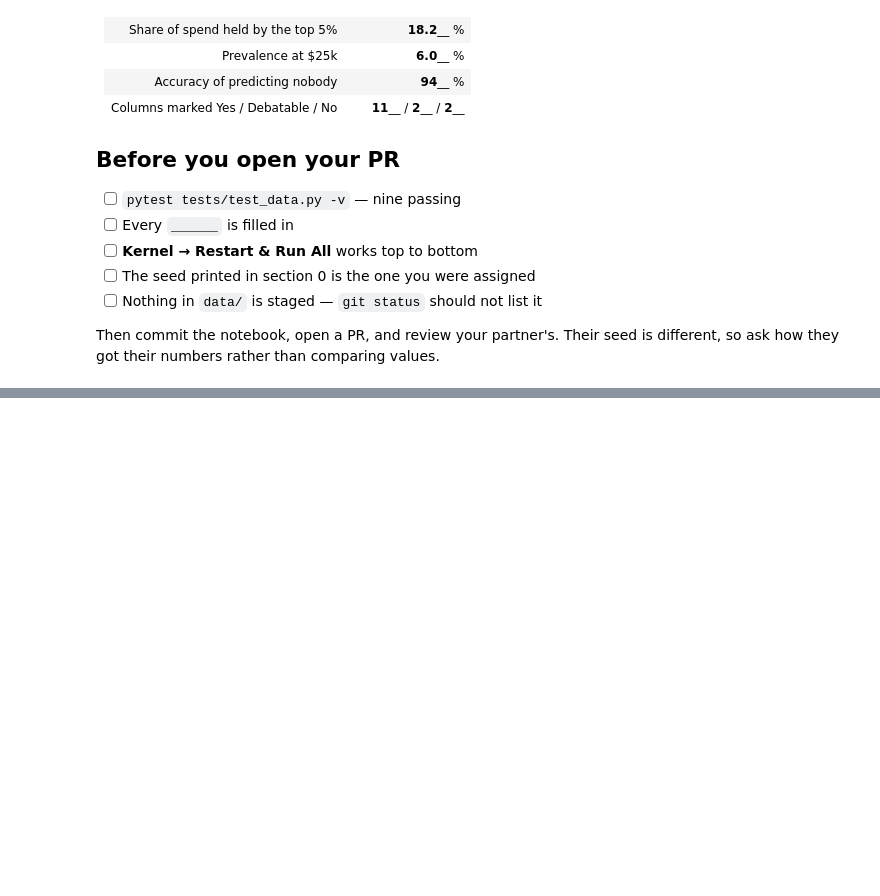
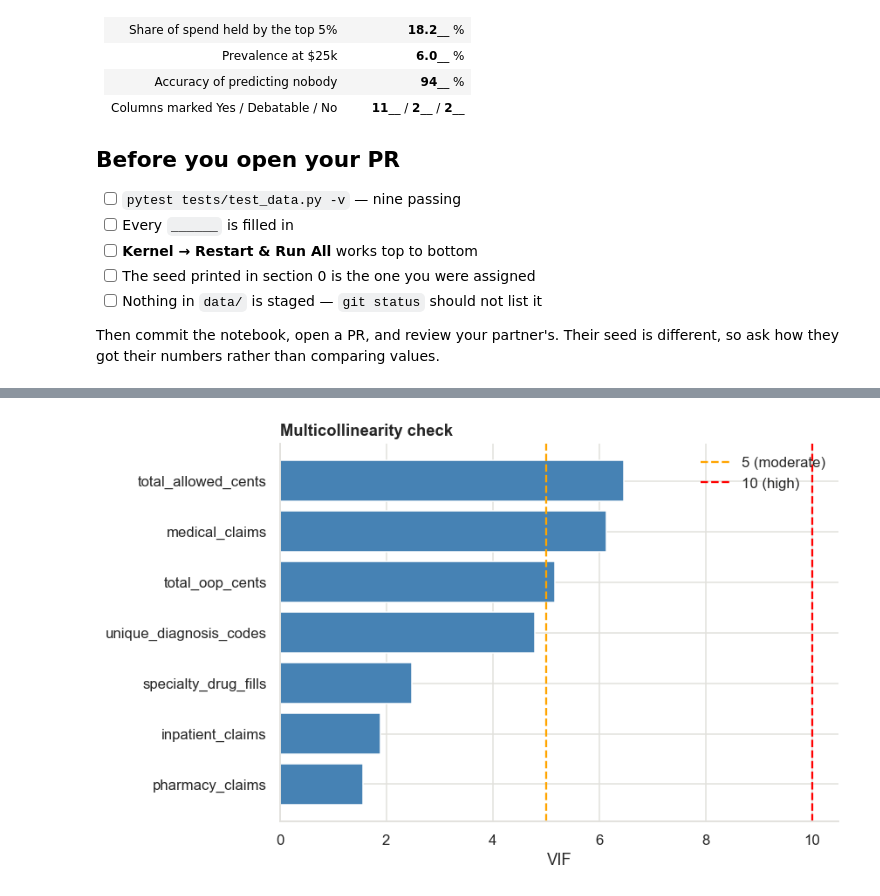
Before and after one commit to GeofreyMacharia/claims-cost-predictor, a Jupyter notebook: notebooks/week-02-eda.ipynb, the cells around one changed output, grey strips where cells are left out. Cells and saved outputs as stored; diff of their text form; code cells hidden in the pictures; blank space fills up the shorter version.

```diff
--- a/notebooks/week-02-eda.ipynb
+++ b/notebooks/week-02-eda.ipynb
@@ -936,0 +1048,28 @@ different, so ask how they got their numbers rather than comparing values.
+# %%
+# Remove the redundant columns and then recompute VIF.
+drop = ["total_claims", "total_billed_cents", "has_specialty_drug"]
+feature_cols = [c for c in cols if c not in drop]
+
+X = add_constant(df_merge[feature_cols].astype(float))
+vif = pd.DataFrame({
+    "feature": X.columns,
+    "VIF": [variance_inflation_factor(X.values, i) for i in range(X.shape[1])]
+})
+# %%
+# Drop the constant row and sort so the worst offenders sit at the top.
+v = vif[vif["feature"] != "const"].sort_values("VIF")
+
+plt.figure(figsize=(8, 5))
+plt.barh(v["feature"], v["VIF"], color="steelblue")
+
+# Reference lines for the usual "worth a look" and "strong overlap" cutoffs.
+plt.axvline(5, color="orange", linestyle="--", label="5 (moderate)")
+plt.axvline(10, color="red", linestyle="--", label="10 (high)")
+
+plt.xlabel("VIF")
+plt.title("Multicollinearity check")
+plt.legend()
+plt.tight_layout()
+plt.show()
+# %% [output]
+[figure, added]
```
Also changed, not shown: parts of 13 cells of this notebook, 1 other file.
